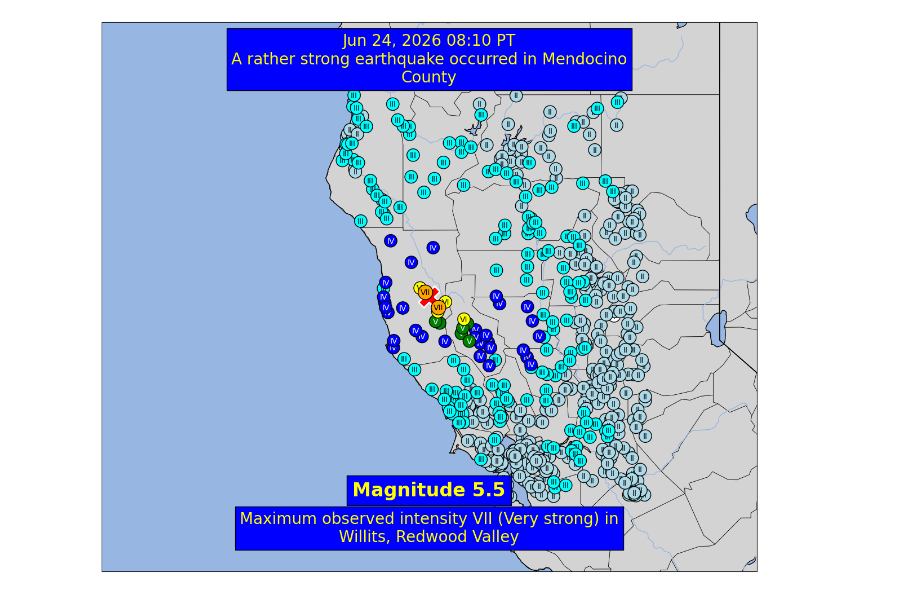
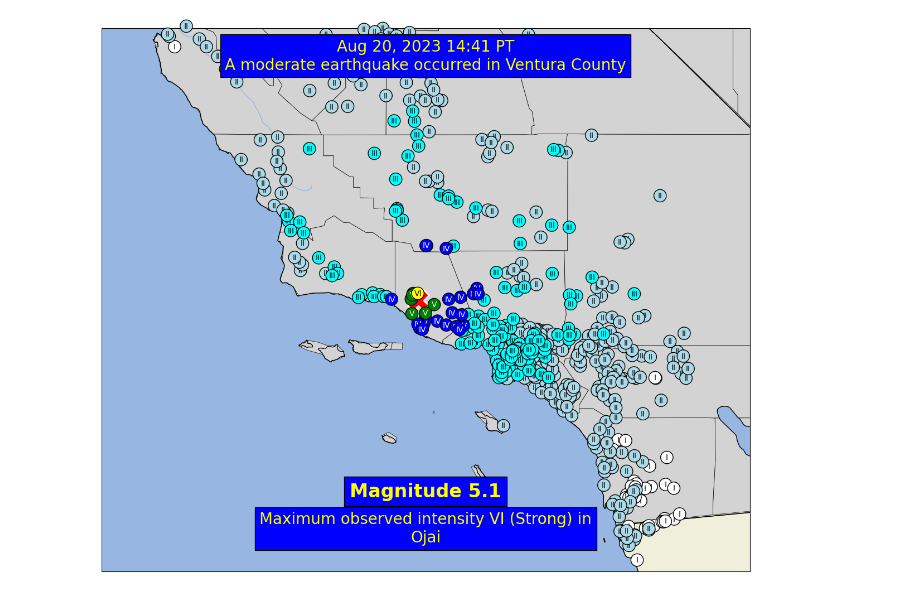
Before and after one commit to yair-franco/cal_eew_sim, a Jupyter notebook: usgs_api.ipynb, the cells around one changed output. Saved outputs shown, nothing was run; the diff lists cells and outputs as text; code cells hidden in the pictures.

```diff
--- a/usgs_api.ipynb
+++ b/usgs_api.ipynb
@@ -154,8 +154,8 @@ lims = [-127.376, -112.412, 31.166, 42.656]
 url = 'https://earthquake.usgs.gov/fdsnws/event/1/query'
 query = {
     "format": "geojson",
-    "starttime": '2020-01-01',
-    "minmagnitude": '5.5',
+    "starttime": '2019-01-01',
+    "minmagnitude": '5.0',
     "minlongitude": lims[0],
     "maxlongitude": lims[1],
     "minlatitude": lims[2],
@@ -171,5 +171,5 @@ else:
     print("error")
 
 # pprint(data['features'])
-print(len(data['features']))
+[(i,feat['properties']['title']) for i, feat in enumerate(data['features'])]
 # %% [output]
@@ -177,5 +193,5 @@ print(len(data['features']))
 # %%
-event = data['features'][0]
+event = data['features'][16]
 ev_name = event['properties']['title']
 ev_time = event['properties']['time']
 ev_utc = datetime.fromtimestamp(ev_time / 1000, UTC)
@@ -187,11 +203,13 @@ event_detail_url = event['properties']['detail']
 r2 = requests.get(event_detail_url)
 ss_detail = r2.json()
 
+has_eew = True
 try:
     eew_url = ss_detail['properties']['products']['shake-alert'][-1]['contents']['summary.json']['url']
     r3 = requests.get(eew_url)
     eew_data = r3.json()
     print('EEW report loaded')
 except:
+    has_eew = False
     print("Event has no ShakeAlert product.")
 # %% [output]
@@ -224,5 +242,8 @@ MMI 3.5
 # %%
-calnev_counties['warned'] = gdf.intersects(alert_poly)
+# calnev_counties['warned'] = gdf.intersects(alert_poly)
+calnev_counties["intersect_area"] = calnev_counties.geometry.intersection(alert_poly).area
+calnev_counties["cover_ratio"] = calnev_counties["intersect_area"] / calnev_counties.geometry.area
+calnev_counties["warned"] = calnev_counties["cover_ratio"] > 0.05
 colors = calnev_counties['warned'].map({True: 'yellow', False: 'white'})
 
 warned_names = calnev_counties[calnev_counties['warned']==True]['NAME'].tolist()
@@ -324,7 +345,8 @@ source_data = ss_detail['properties']['products']['losspager'][0]['properties']
 epix, epiy = float(source_data['longitude']), float(source_data['latitude'])
 mag = float(source_data['magnitude'])
 box_hl = mag/1.5 #degrees
-x1, x2, y1, y2 = (epix - box_hl, epix + box_hl, epiy - box_hl/1.5, epiy + box_hl/1.5)
+# alternative map centering on epicenter, bad for offshore earthquakes
+# x1, x2, y1, y2 = (epix - box_hl, epix + box_hl, epiy - box_hl/1.5, epiy + box_hl/1.5)
 
 names = []
 coord_pairs = []
@@ -336,6 +358,15 @@ for city in city_mmis['all_cities']:
     coord_pairs.append((city['lon'], city['lat']))
     mmis.append(city['mmi'])
 
+#map center defined by centroid of MMI dots, to avoid map being way off the coast
+g_all = [Point(p) for p in coord_pairs]+[Point(epix,epiy)]
+mmi_pts = gpd.GeoDataFrame(geometry=g_all)
+# centroid = mmi_pts.dissolve().centroid[0]
+# x1, y1, x2, y2 = mmi_pts.total_bounds
+centroid = box(*mmi_pts.total_bounds).centroid
+x1, x2, y1, y2 = (centroid.x - box_hl, centroid.x + box_hl, centroid.y - box_hl/1.5, centroid.y + box_hl/1.5)
+map_lims = (x1, x2, y1, y2)
+
 mmis = np.round(np.array(mmis)).astype(int)
 max_mmi = np.max(mmis)
 _, _, _, maxnumeral, maxdesc = mmi_style(max_mmi)
@@ -344,8 +375,6 @@ max_ind = np.where(mmis == max_mmi)
 
 # list of cities where max. intensity was seen
 cities_max_mmi = np.array(names)[max_ind]
-
-map_lims = (x1, x2, y1, y2)
 
 fig, axi = plt.subplots(1,1,figsize=(15,15), subplot_kw={'projection': ccrs.PlateCarree()})
 
@@ -361,8 +390,15 @@ n='\n' # newline variable
 # caption = f"An earthquake occurred {event['properties']['place']}"
 desc = mag_style(mag)
 epi_mask = calnev_counties.contains(Point(epix,epiy))
-epi_county = calnev_counties[epi_mask]['NAME'].to_list()[0] + " County"
-caption = f'{desc} occurred in {epi_county}'
+if epi_mask.any():
+    # if epicenter is within a polygon
+    epi_county = calnev_counties[epi_mask]['NAME'].to_list()[0]
+    caption = f'{desc} occurred in {epi_county} County'
+else:
+    #if epicenter is off all polygons (assumes offshore)
+    county_closest = calnev_counties.distance(Point(epix,epiy)).sort_values().index[0]
+    epi_county = calnev_counties.loc[county_closest]["NAME"]
+    caption = f'{desc} occurred off {epi_county} County'
 report_txt = f'{time_str} PT\n{n.join(textwrap.wrap(caption,width=50))}'
 axi.text(0.5,0.98,report_txt,transform=axi.transAxes,fontsize=20,color='yellow',bbox=psa_style,va='top',ha='center',zorder=15)
 
@@ -379,32 +415,33 @@ for i, name in enumerate(names):
     if (x < x1 or x > x2) or (y < y1 or y > y2):
         continue
     mmi = mmis[i]
     box_color, txt_color, fnt_weight, numeral, _ = mmi_style(mmi)
     mmi_bbox = dict(boxstyle='circle', facecolor=box_color, edgecolor='black')
     axi.text(
         x,y,numeral,
         bbox=mmi_bbox,
         c=txt_color,
         zorder=mmi+1,
+        fontsize=10,
         fontweight=fnt_weight,
         )
 
 # in_map_counties = gpd.clip(calnev_counties,(x1,y1,x2,y2))
-
 # for j, county in in_map_counties.iterrows():
 #     centroid = county.geometry.representative_point()
 #     axi.annotate(
 #         text=county.NAME,
 #         xy=(centroid.x,centroid.y),
 #         c='gray',
 #         fontsize=6
 #     )
 
 axi.set_extent(map_lims)
 
 axi.scatter(epix,epiy,marker='X',c='r',ec='white',linewidths=2,s=750)
 
 # axi.set_title(f"Example: {event['properties']['title']}")
+plt.savefig("latest_mmis.png",bbox_inches='tight')
 plt.show()
 # %% [output]
-[figure, old version]
+[figure, new version]
```
Also changed, not shown: parts of 13 cells of this notebook, 5 other files.
